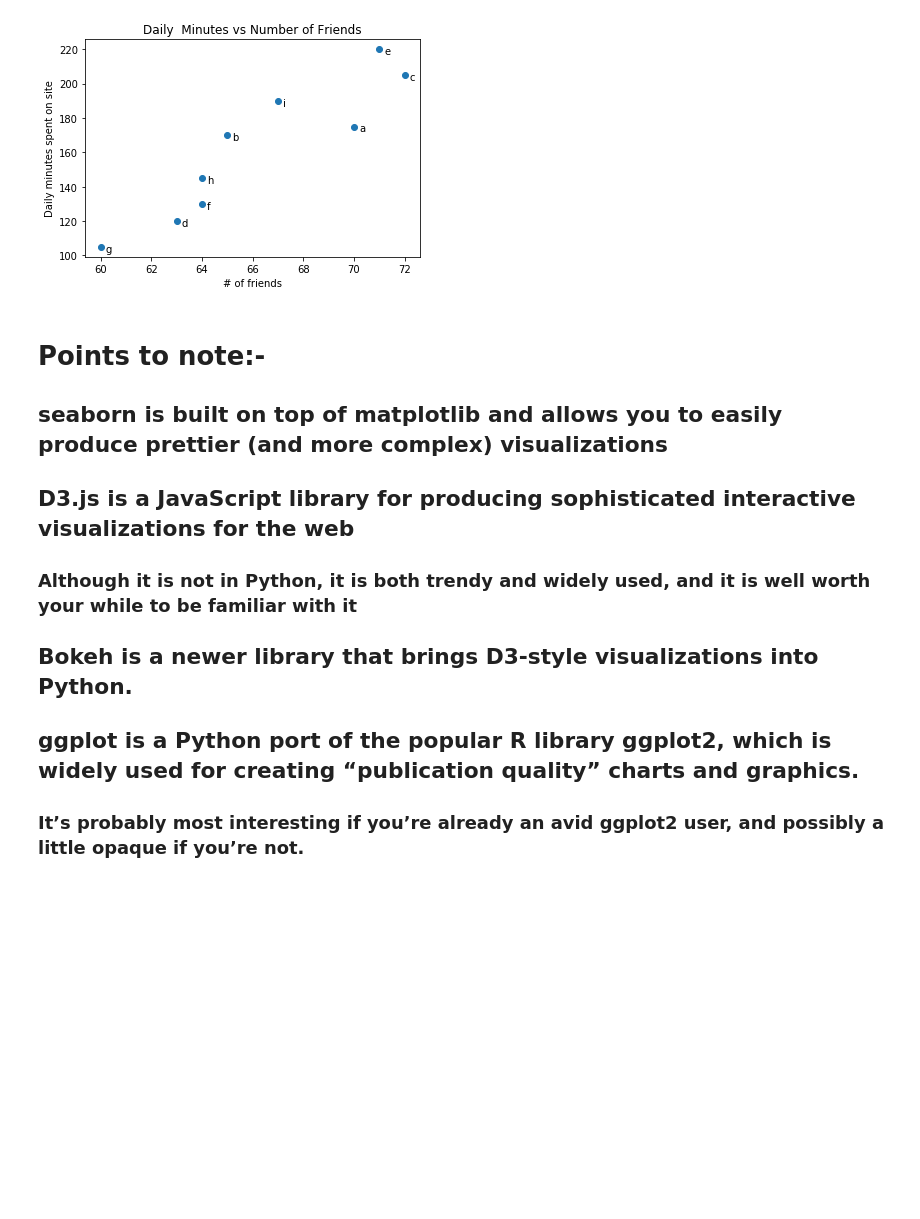
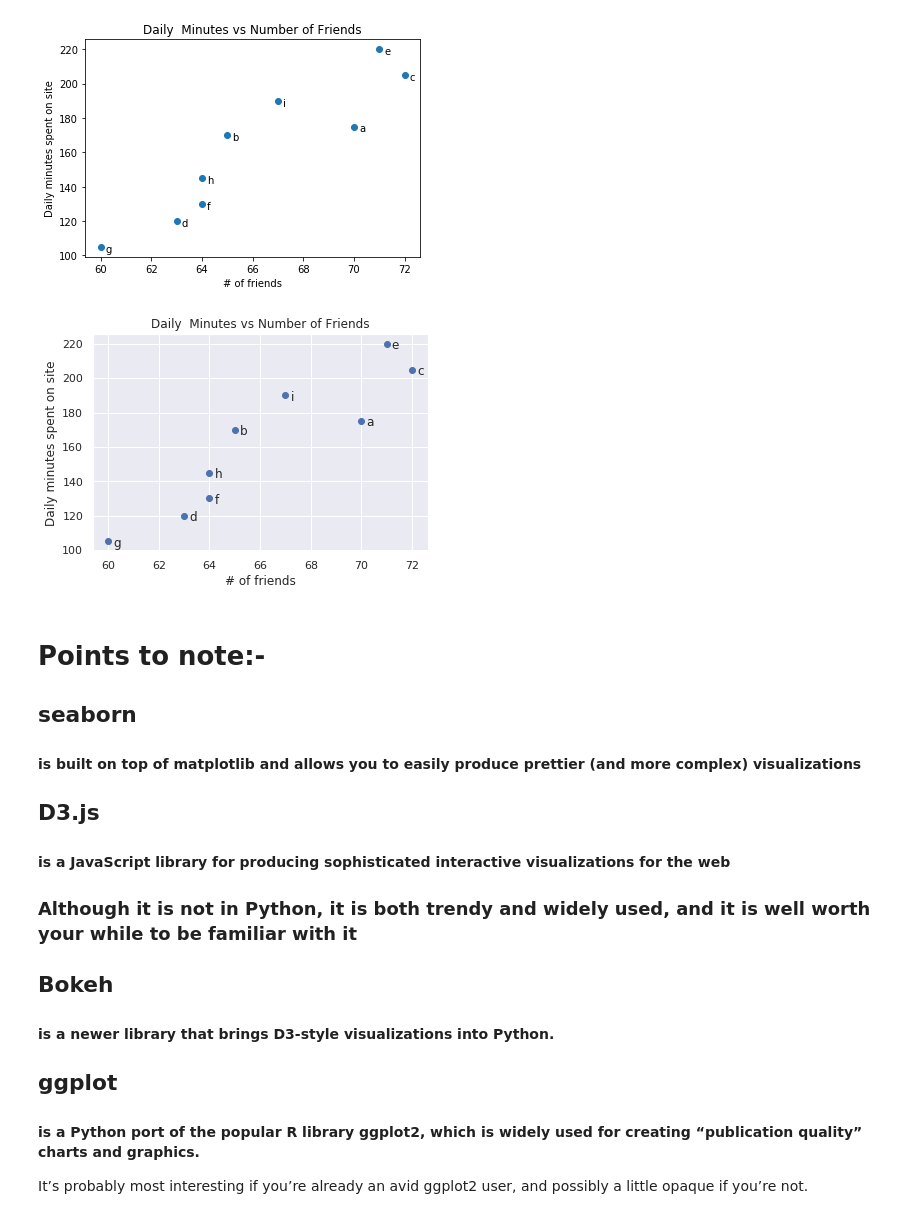
Before and after one commit to kumbhat10/Data_Science_in_Python, a Jupyter notebook: Data_Visualization.ipynb, the cells around one changed output. Cells and saved outputs as stored; diff of their text form; code cells hidden in the pictures; blank space fills up the shorter version.

Commit message:
seaborn usage highlighted in the last plot

```diff
--- a/Data_Visualization.ipynb
+++ b/Data_Visualization.ipynb
@@ -115,18 +115,43 @@ plt.ylabel("Daily minutes spent on site")
 plt.show()
 # %% [output]
 [figure]
+# %%
+import seaborn as sns
+sns.set()
+# %%
+from matplotlib import pyplot as plt
+friends = [ 70, 65, 72, 63, 71, 64, 60, 64, 67]
+minutes = [175, 170, 205, 120, 220, 130, 105, 145, 190]
+labels = ['a', 'b', 'c', 'd', 'e', 'f', 'g', 'h', 'i']
+
+plt.scatter(friends, minutes)
+# label each point
+for label, friend_count, minutes_count in zip(labels,friends,minutes):
+  plt.annotate(label, xy=(friend_count, minutes_count), xytext = (5,-5), textcoords='offset points')
+
+plt.title("Daily  Minutes vs Number of Friends")
+plt.xlabel("# of friends")
+plt.ylabel("Daily minutes spent on site")
+# plt.axis("equal")   # make the range on both the axis same - but different min and max values - use it to avoid misleading plots with misleading axis range
+plt.show()
+# %% [output]
+[figure, added]
 # %% [markdown]
 # **Points to note**:-
 
-## **seaborn** is built on top of matplotlib and allows you to easily produce prettier (and more **complex) visualizations**
+## **seaborn**
+#### is built on top of matplotlib and allows you to easily produce prettier (and more **complex) visualizations**
 
 
-## **D3.js** is a JavaScript library for producing sophisticated interactive visualizations for the **web**
+## **D3.js**
+#### is a JavaScript library for producing sophisticated interactive visualizations for the **web**
 ###  Although it is not in Python, it is both trendy and widely used, and it is well worth your while to be familiar with it
 
 
-## **Bokeh** is a newer library that brings D3-style visualizations into Python.
+## **Bokeh**
+#### is a newer library that brings D3-style visualizations into Python.
 
 
-## **ggplot** is a Python port of the popular R library **ggplot2**, which is widely used for creating “publication quality” charts and graphics.
-### It’s probably most interesting if you’re already an avid ggplot2 user, and possibly a little opaque if you’re not.
+## **ggplot**
+#### is a Python port of the popular R library **ggplot2**, which is widely used for creating “publication quality” charts and graphics.
+It’s probably most interesting if you’re already an avid ggplot2 user, and possibly a little opaque if you’re not.
```
